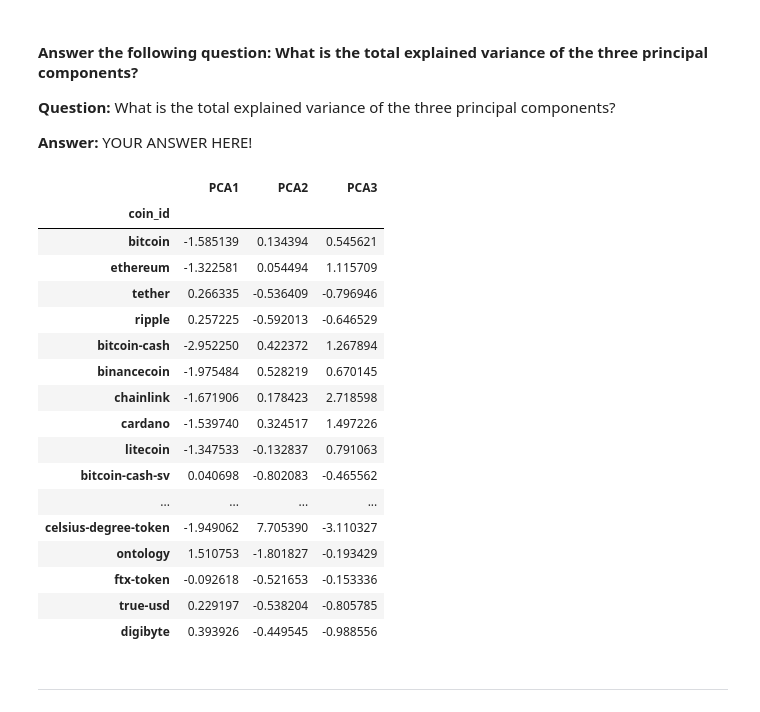
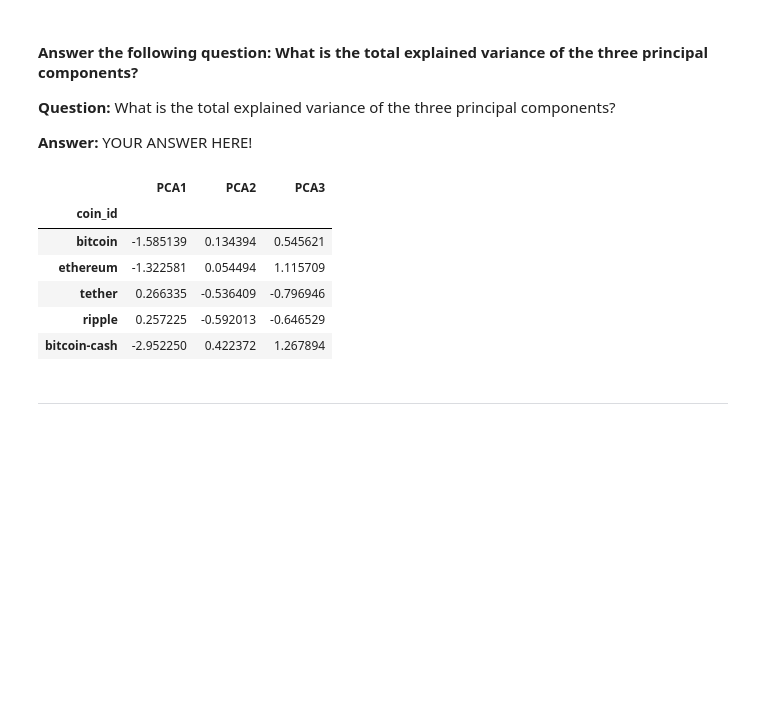
Before and after one commit to madhugirl/Crypto_Investments, a Jupyter notebook: crypto_investments.ipynb, the cells around one changed output. Cells and saved outputs as stored; diff of their text form; code cells hidden in the pictures; blank space fills up the shorter version.

```diff
--- a/crypto_investments.ipynb
+++ b/crypto_investments.ipynb
@@ -277,42 +277,31 @@ array([0.37005408, 0.32322221, 0.19115222])
 # %%
 # Create a new DataFrame with the PCA data.
 # Note: The code for this step is provided for you
 
 # Creating a DataFrame with the PCA data
 market_data_scaled_pca_df = pd.DataFrame(
     market_data_scaled_pca,
     columns=["PCA1", "PCA2", "PCA3"]
 )
 
 
 # Copy the crypto names from the original data
 market_data_scaled_pca_df['coin_id'] = df_market_data.index
 
 # Set the coinid column as index
 market_data_scaled_pca_df = market_data_scaled_pca_df.set_index("coin_id")
 
 # Display sample data
 
-market_data_scaled_pca_df
+market_data_scaled_pca_df.head()
 # %% [output]
 |  | PCA1 | PCA2 | PCA3 |
 | coin_id |  |  |  |
 | bitcoin | -1.585139 | 0.134394 | 0.545621 |
 | ethereum | -1.322581 | 0.054494 | 1.115709 |
 | tether | 0.266335 | -0.536409 | -0.796946 |
 | ripple | 0.257225 | -0.592013 | -0.646529 |
 | bitcoin-cash | -2.952250 | 0.422372 | 1.267894 |
-| binancecoin | -1.975484 | 0.528219 | 0.670145 |
-| chainlink | -1.671906 | 0.178423 | 2.718598 |
-| cardano | -1.539740 | 0.324517 | 1.497226 |
-| litecoin | -1.347533 | -0.132837 | 0.791063 |
-| bitcoin-cash-sv | 0.040698 | -0.802083 | -0.465562 |
-| ... | ... | ... | ... |
-| celsius-degree-token | -1.949062 | 7.705390 | -3.110327 |
-| ontology | 1.510753 | -1.801827 | -0.193429 |
-| ftx-token | -0.092618 | -0.521653 | -0.153336 |
-| true-usd | 0.229197 | -0.538204 | -0.805785 |
-| digibyte | 0.393926 | -0.449545 | -0.988556 |
 # %% [markdown]
 ---
 # %% [markdown]
```
Also changed, not shown: parts of 3 cells of this notebook.
